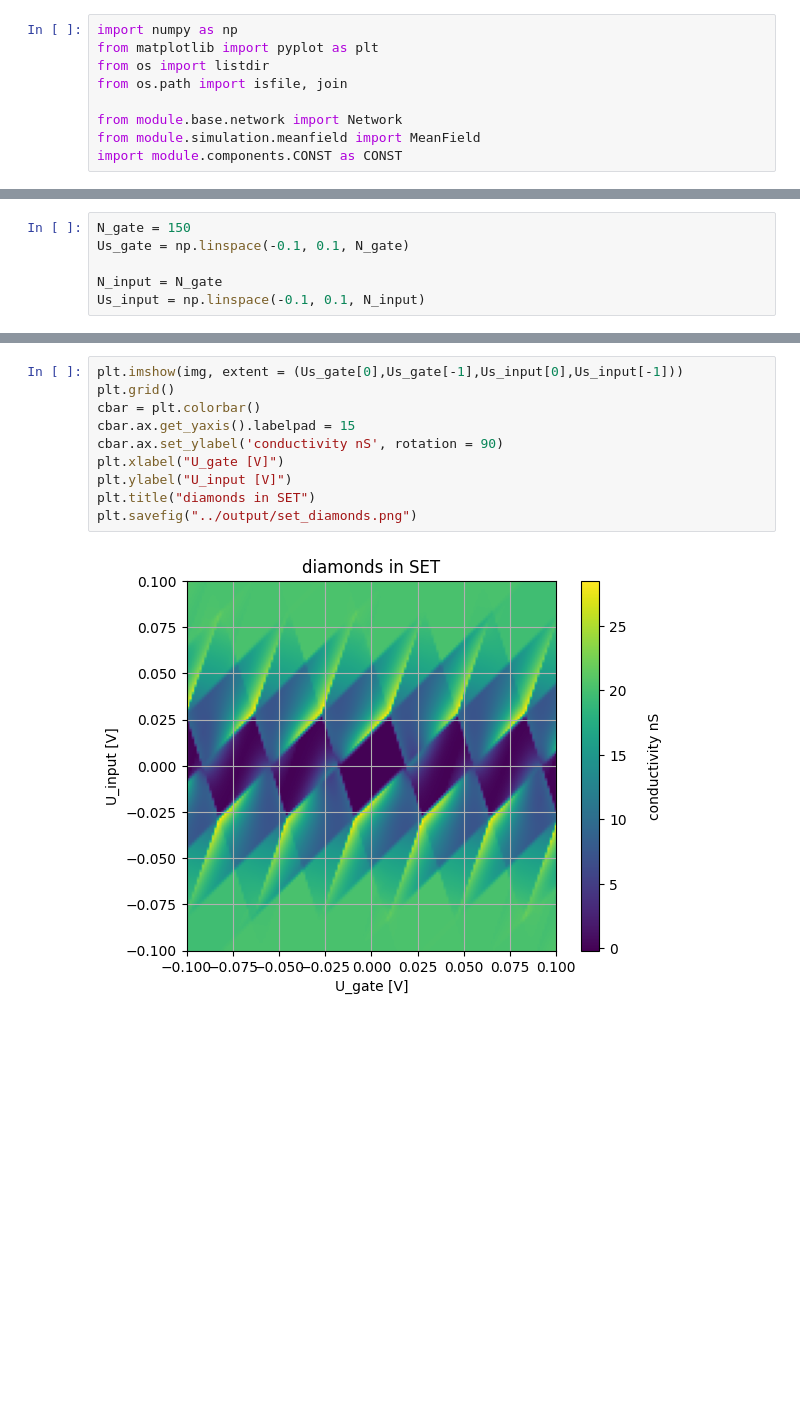
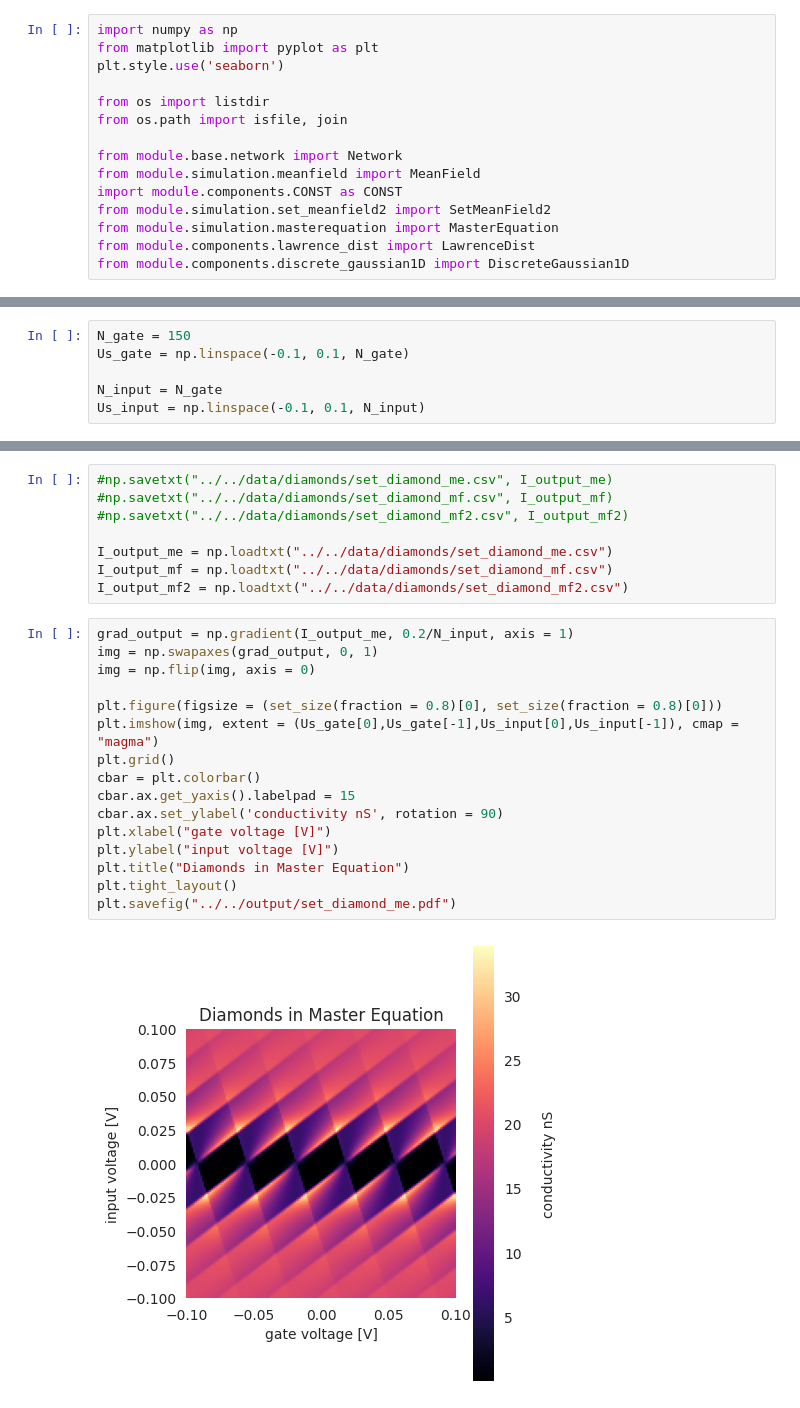
Before and after one commit to evanwonisch/NanoNetsMF, a Jupyter notebook: run/single_electron_transistor/single_electron_transistor.ipynb, the cells around one changed output, grey strips where cells are left out. Cells and saved outputs as stored; diff of their text form; blank space fills up the shorter version.

```diff
--- a/run/single_electron_transistor/single_electron_transistor.ipynb
+++ b/run/single_electron_transistor/single_electron_transistor.ipynb
@@ -4,9 +30,15 @@ sys.path.insert(0, "../..")
 # %%
 import numpy as np
 from matplotlib import pyplot as plt
+plt.style.use('seaborn')
+
 from os import listdir
 from os.path import isfile, join
 
 from module.base.network import Network
 from module.simulation.meanfield import MeanField
 import module.components.CONST as CONST
+from module.simulation.set_meanfield2 import SetMeanField2
+from module.simulation.masterequation import MasterEquation
+from module.components.lawrence_dist import LawrenceDist
+from module.components.discrete_gaussian1D import DiscreteGaussian1D
@@ -72,12 +168,26 @@ img = np.flip(img, axis = 0)
+# %%
+#np.savetxt("../../data/diamonds/set_diamond_me.csv", I_output_me)
+#np.savetxt("../../data/diamonds/set_diamond_mf.csv", I_output_mf)
+#np.savetxt("../../data/diamonds/set_diamond_mf2.csv", I_output_mf2)
+
+I_output_me = np.loadtxt("../../data/diamonds/set_diamond_me.csv")
+I_output_mf = np.loadtxt("../../data/diamonds/set_diamond_mf.csv")
+I_output_mf2 = np.loadtxt("../../data/diamonds/set_diamond_mf2.csv")
 # %%
-plt.imshow(img, extent = (Us_gate[0],Us_gate[-1],Us_input[0],Us_input[-1]))
+grad_output = np.gradient(I_output_me, 0.2/N_input, axis = 1)
+img = np.swapaxes(grad_output, 0, 1)
+img = np.flip(img, axis = 0)
+
+plt.figure(figsize = (set_size(fraction = 0.8)[0], set_size(fraction = 0.8)[0]))
+plt.imshow(img, extent = (Us_gate[0],Us_gate[-1],Us_input[0],Us_input[-1]), cmap = "magma")
 plt.grid()
 cbar = plt.colorbar()
 cbar.ax.get_yaxis().labelpad = 15
 cbar.ax.set_ylabel('conductivity nS', rotation = 90)
-plt.xlabel("U_gate [V]")
-plt.ylabel("U_input [V]")
-plt.title("diamonds in SET")
-plt.savefig("../output/set_diamonds.png")
+plt.xlabel("gate voltage [V]")
+plt.ylabel("input voltage [V]")
+plt.title("Diamonds in Master Equation")
+plt.tight_layout()
+plt.savefig("../../output/set_diamond_me.pdf")
 # %% [output]
-[figure, old version]
+[figure, new version]
```
Also changed, not shown: parts of 24 cells of this notebook, 22 other files.
